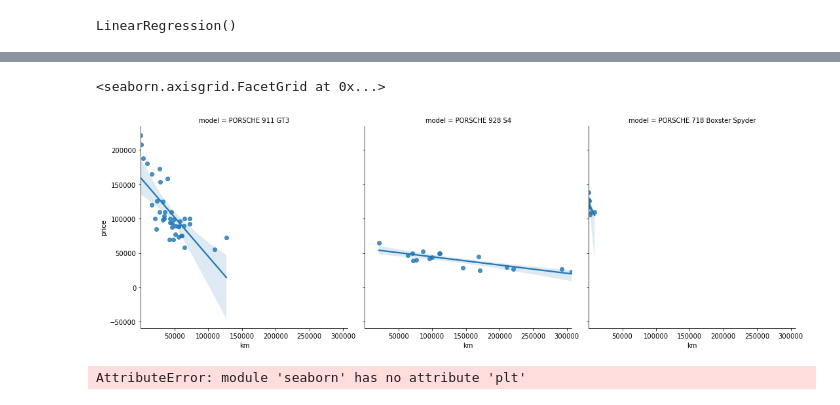
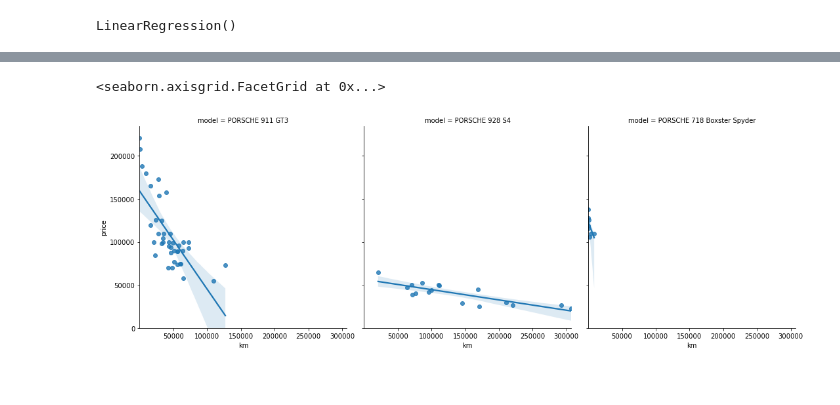
Before and after one commit to JanRuffian/WebScraping_Scout24, a Jupyter notebook: WebScraping.ipynb, the cells around one changed output, grey strips where cells are left out. Saved outputs shown, nothing was run; the diff lists cells and outputs as text; code cells hidden in the pictures.

```diff
--- a/WebScraping.ipynb
+++ b/WebScraping.ipynb
@@ -167,18 +200,12 @@ sns.lmplot("km", "price", cars_mini, col="model")
 # %%
+# Generate plot with relation of price to km (PORSCHE)
 cars_porsche = cars[(cars["model"]=="PORSCHE 718 Boxster Spyder") |
                              (cars["model"]=="PORSCHE 911 GT3") |
                              (cars["model"]=="PORSCHE 928 S4")]
 
 
-sns.lmplot("km", "price", cars_porsche, col="model")
+g = sns.lmplot("km", "price", cars_porsche, col="model")
+g.set(ylim=(0, None))
 # %% [output]
 <seaborn.axisgrid.FacetGrid at 0x...>
-[figure, old version]
+[figure, new version]
-# %%
-cars_porsche = cars[(cars["model"]=="ALFA ROMEO Stelvio 2.2 JTDM Super Q4 Automatic") |
-                             (cars["model"]=="ALFA ROMEO Giulia 2.0 Super Automatic")]
-
-
-sns.lmplot("year", "price", cars_porsche, col="model")
-# %% [output]
-AttributeError: module 'seaborn' has no attribute 'plt'
```
Also changed, not shown: parts of 30 cells of this notebook.
